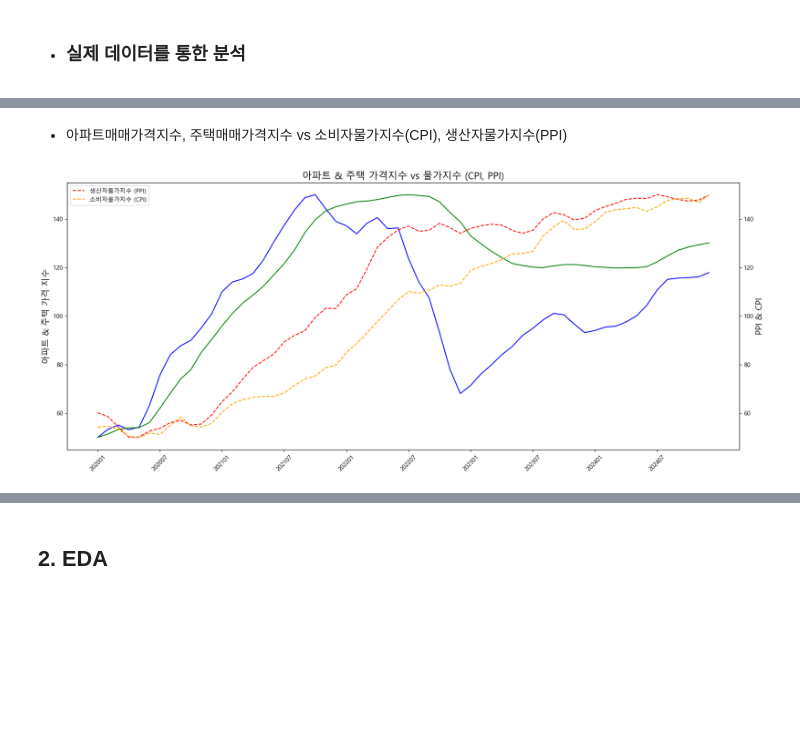
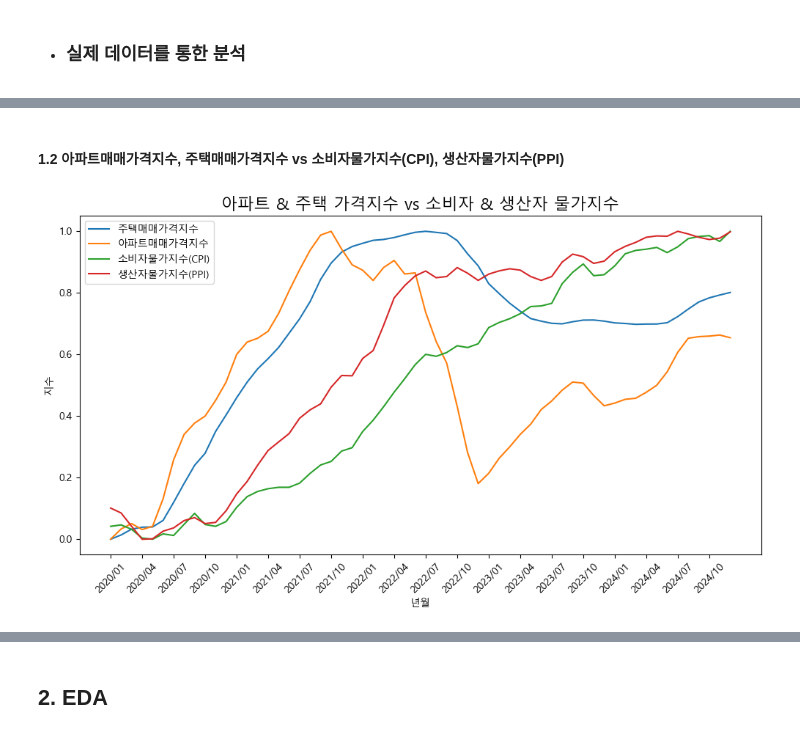
Before and after one commit to GitSkyBlue/Estate, a Jupyter notebook: Estate.ipynb, the cells around one changed output, grey strips where cells are left out. Drawn from its saved outputs; the diff is of its cells as text; code cells hidden in the pictures; blank space fills up the shorter version.

```diff
--- a/Estate.ipynb
+++ b/Estate.ipynb
@@ -92,41 +92,25 @@ plt.show()
 # %% [markdown]
-- 아파트매매가격지수, 주택매매가격지수 vs 소비자물가지수(CPI), 생산자물가지수(PPI)
+#### 1.2 아파트매매가격지수, 주택매매가격지수 vs 소비자물가지수(CPI), 생산자물가지수(PPI)
-# %%
-data = df.groupby('년월')['아파트 매매 실거래가격지수'].max()
-data2 = df.groupby('년월')['주택매매가격지수(KB)'].max()
-data3 = df.groupby('년월')['생산자물가지수'].max()
-data4 = df.groupby('년월')['소비자물가지수'].max()
-
-# 스케일러 초기화 및 적용
-scaler = MinMaxScaler(feature_range=(50, 150))  # 스케일을 50~150으로 조정
-
-data_scaled = scaler.fit_transform(data.values.reshape(-1, 1)).flatten()
-data2_scaled = scaler.fit_transform(data2.values.reshape(-1, 1)).flatten()
-data3_scaled = scaler.fit_transform(data3.values.reshape(-1, 1)).flatten()
-data4_scaled = scaler.fit_transform(data4.values.reshape(-1, 1)).flatten()
-
-# 그래프 그리기
-fig, ax1 = plt.subplots(figsize=(20, 8))
-
-# 왼쪽 Y축 (아파트, 주택 가격 지수)
-ax1.plot(data_scaled, label="아파트 매매 실거래가격지수", color='b')
-ax1.plot(data2_scaled, label="주택매매가격지수(KB)", color='g')
-ax1.set_ylabel("아파트 & 주택 가격 지수", fontsize=14)
-
-# X축 눈금 설정: 6개마다 한 번씩
-xticks_indices = np.arange(0, len(data), 6)  # 6개마다 한 번씩 인덱스 선택
-xticks_labels = data.index[xticks_indices]  # 해당 인덱스에 대응하는 날짜
-ax1.set_xticks(xticks_indices)
-ax1.set_xticklabels(xticks_labels, rotation=45)
-
-# 오른쪽 Y축 (PPI, CPI)
-ax2 = ax1.twinx()  # 보조 Y축 생성
-ax2.plot(data3_scaled, label='생산자물가지수 (PPI)', color='r', linestyle='dashed')
-ax2.plot(data4_scaled, label='소비자물가지수 (CPI)', color='orange', linestyle='dashed')
-ax2.set_ylabel("PPI & CPI", fontsize=14)
-
-plt.legend()
-plt.title("아파트 & 주택 가격지수 vs 물가지수 (CPI, PPI)", fontsize=16)
-plt.show()
-# %% [output]
-[figure, removed]
+# %%
+base_data1_scaled = scaler.fit_transform(base_data1.values.reshape(-1, 1)).flatten()
+base_data2_scaled = scaler.fit_transform(base_data2.values.reshape(-1, 1)).flatten()
+input_data1_scaled = scaler.fit_transform(eco_df['소비자물가지수'].values.reshape(-1, 1)).flatten()
+input_data2_scaled = scaler.fit_transform(eco_df['생산자물가지수'].values.reshape(-1, 1)).flatten()
+
+plt.figure(figsize=(12, 6))
+plt.plot(base_data1_scaled, label="주택매매가격지수")
+plt.plot(base_data2_scaled, label="아파트매매가격지수")
+plt.plot(input_data1_scaled, label="소비자물가지수(CPI)")
+plt.plot(input_data2_scaled, label="생산자물가지수(PPI)")
+plt.title("아파트 & 주택 가격지수 vs 소비자 & 생산자 물가지수", fontsize=16)
+plt.xlabel('년월')
+plt.ylabel('지수')
+
+xticks_indices = np.arange(0, len(base_data1_scaled), 3)  # 3개마다 한 번씩 인덱스 선택
+xticks_labels = base_data1.index[xticks_indices]  # 해당 인덱스에 대응하는 날짜
+plt.xticks(xticks_indices, xticks_labels, rotation=45)
+
+plt.legend()
+plt.show()
+# %% [output]
+[figure, added]
```
Also changed, not shown: parts of 28 cells of this notebook.
